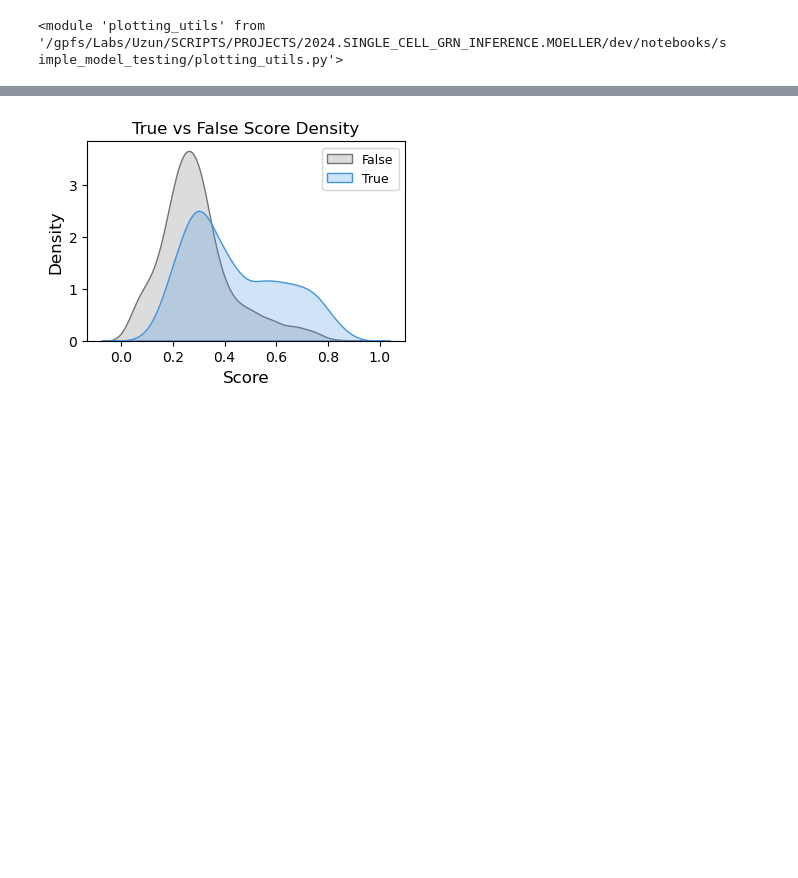
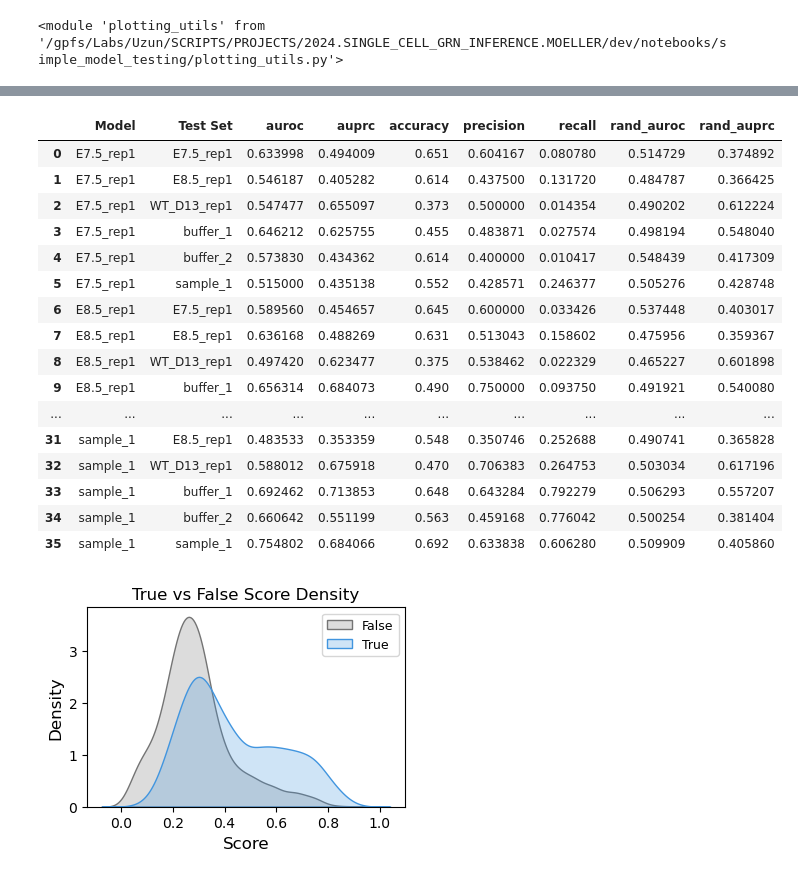
Before and after one commit to emoeller80281/Custom_GRN_Inference, a Jupyter notebook: dev/notebooks/simple_model_testing/test_tf_tg_predictions.ipynb, the cells around one changed output, grey strips where cells are left out. Cells and saved outputs as stored; diff of their text form; code cells hidden in the pictures; blank space fills up the shorter version.

```diff
--- a/dev/notebooks/simple_model_testing/test_tf_tg_predictions.ipynb
+++ b/dev/notebooks/simple_model_testing/test_tf_tg_predictions.ipynb
@@ -64,14 +66,17 @@ tf_dna_model_checkpoints = {
 # %% [markdown]
 ### Load the latest model checkpoints for each sample
 # %%
-def find_latest_checkpoint(cell_type, sample_name):
+def find_latest_checkpoint(cell_type, sample_name, training_number=None) -> Path:
     sample_chkpt_dir = CHKPT_DIR / cell_type / sample_name
 
     if not sample_chkpt_dir.exists():
         logging.warning(f"No checkpoints found for {cell_type} {sample_name} in {sample_chkpt_dir}")
         return None
 
-    slurm_job_dirs = [d for d in sample_chkpt_dir.iterdir() if d.is_dir() and d.name.startswith(f"tf_tg_train_{sample_name}_")]
+    if training_number is not None:
+        slurm_job_dirs = [d for d in sample_chkpt_dir.iterdir() if d.is_dir() and d.name.startswith(f"tf_tg_train_{sample_name}_{training_number}")]
+    else:
+        slurm_job_dirs = [d for d in sample_chkpt_dir.iterdir() if d.is_dir() and d.name.startswith(f"tf_tg_train_{sample_name}_")]
 
     if not slurm_job_dirs:
         logging.warning(f"No checkpoint directories found for {cell_type} {sample_name} in {sample_chkpt_dir}")
@@ -93,14 +98,14 @@ def find_latest_checkpoint(cell_type, sample_name):
 
 tf_tg_model_checkpoints = {
     "mESC": {
-        "E7.5_rep1": find_latest_checkpoint("mESC", "E7.5_rep1"),
-        "E8.5_rep1": find_latest_checkpoint("mESC", "E8.5_rep1")
+        "E7.5_rep1": CHKPT_DIR / "mESC" / "E7.5_rep1" / "tf_tg_train_E7.5_rep1_3675131" / "epoch_11_best_model.ckpt",
+        "E8.5_rep1": find_latest_checkpoint("mESC", "E8.5_rep1", training_number="3691937")
     },
     "iPSC": {
         "WT_D13_rep1": find_latest_checkpoint("iPSC", "WT_D13_rep1"),
     },
     "Macrophage": {
-        "buffer_1": find_latest_checkpoint("Macrophage", "buffer_1"),
+        "buffer_1": find_latest_checkpoint("Macrophage", "buffer_1", training_number="3685893"),
         "buffer_2": find_latest_checkpoint("Macrophage", "buffer_2"),
     },
     "K562": {
@@ -414,3 +851,23 @@ Model buffer_1 | Test set sample_1
+# %%
+full_comparison_df
+# %% [output]
+|  | Model | Test Set | auroc | auprc | accuracy | precision | recall | rand_auroc | rand_auprc |
+| 0 | E7.5_rep1 | E7.5_rep1 | 0.633998 | 0.494009 | 0.651 | 0.604167 | 0.080780 | 0.514729 | 0.374892 |
+| 1 | E7.5_rep1 | E8.5_rep1 | 0.546187 | 0.405282 | 0.614 | 0.437500 | 0.131720 | 0.484787 | 0.366425 |
+| 2 | E7.5_rep1 | WT_D13_rep1 | 0.547477 | 0.655097 | 0.373 | 0.500000 | 0.014354 | 0.490202 | 0.612224 |
+| 3 | E7.5_rep1 | buffer_1 | 0.646212 | 0.625755 | 0.455 | 0.483871 | 0.027574 | 0.498194 | 0.548040 |
+| 4 | E7.5_rep1 | buffer_2 | 0.573830 | 0.434362 | 0.614 | 0.400000 | 0.010417 | 0.548439 | 0.417309 |
+| 5 | E7.5_rep1 | sample_1 | 0.515000 | 0.435138 | 0.552 | 0.428571 | 0.246377 | 0.505276 | 0.428748 |
+| 6 | E8.5_rep1 | E7.5_rep1 | 0.589560 | 0.454657 | 0.645 | 0.600000 | 0.033426 | 0.537448 | 0.403017 |
+| 7 | E8.5_rep1 | E8.5_rep1 | 0.636168 | 0.488269 | 0.631 | 0.513043 | 0.158602 | 0.475956 | 0.359367 |
+| 8 | E8.5_rep1 | WT_D13_rep1 | 0.497420 | 0.623477 | 0.375 | 0.538462 | 0.022329 | 0.465227 | 0.601898 |
+| 9 | E8.5_rep1 | buffer_1 | 0.656314 | 0.684073 | 0.490 | 0.750000 | 0.093750 | 0.491921 | 0.540080 |
+| ... | ... | ... | ... | ... | ... | ... | ... | ... | ... |
+| 31 | sample_1 | E8.5_rep1 | 0.483533 | 0.353359 | 0.548 | 0.350746 | 0.252688 | 0.490741 | 0.365828 |
+| 32 | sample_1 | WT_D13_rep1 | 0.588012 | 0.675918 | 0.470 | 0.706383 | 0.264753 | 0.503034 | 0.617196 |
+| 33 | sample_1 | buffer_1 | 0.692462 | 0.713853 | 0.648 | 0.643284 | 0.792279 | 0.506293 | 0.557207 |
+| 34 | sample_1 | buffer_2 | 0.660642 | 0.551199 | 0.563 | 0.459168 | 0.776042 | 0.500254 | 0.381404 |
+| 35 | sample_1 | sample_1 | 0.754802 | 0.684066 | 0.692 | 0.633838 | 0.606280 | 0.509909 | 0.405860 |
 # %%
 histogram_fig = plotting_utils.plot_score_histograms(
     labels=all_labels_flat,
```
Also changed, not shown: parts of 16 cells of this notebook, 8 other files.
